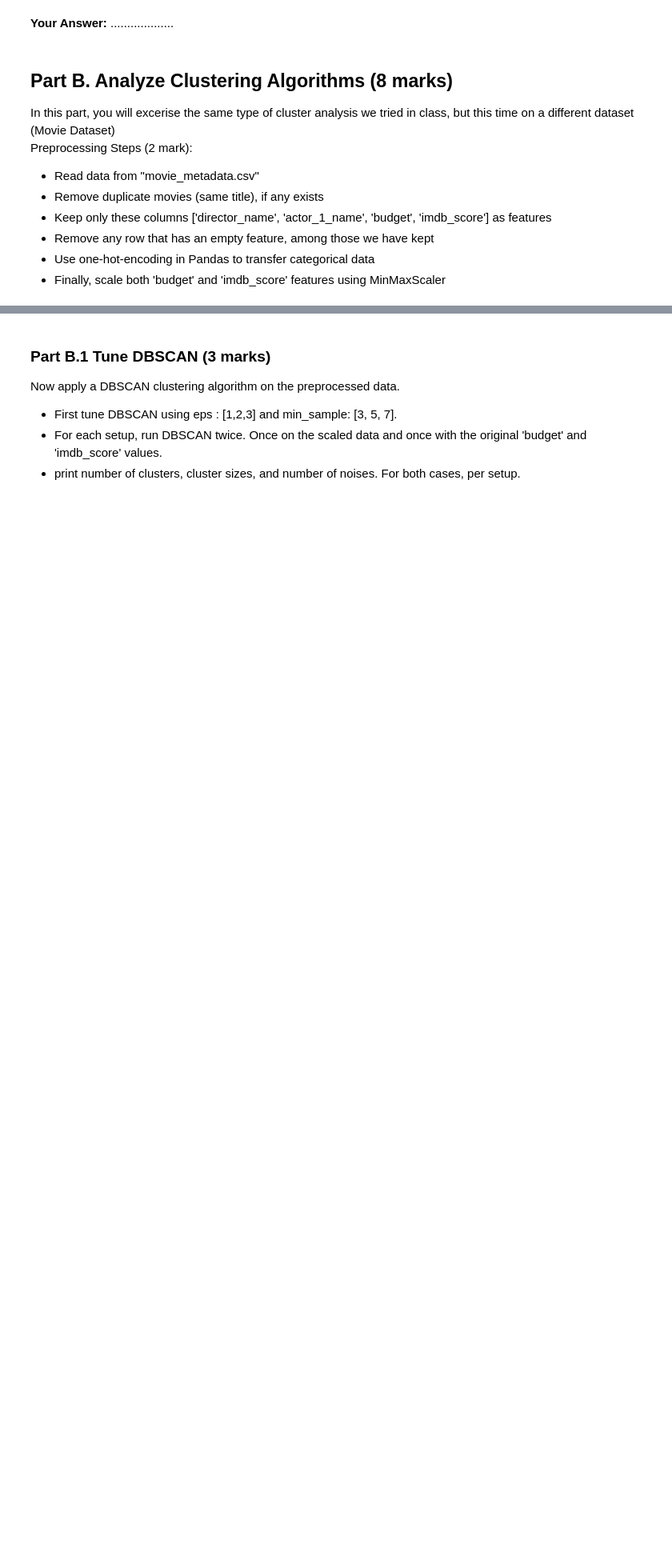
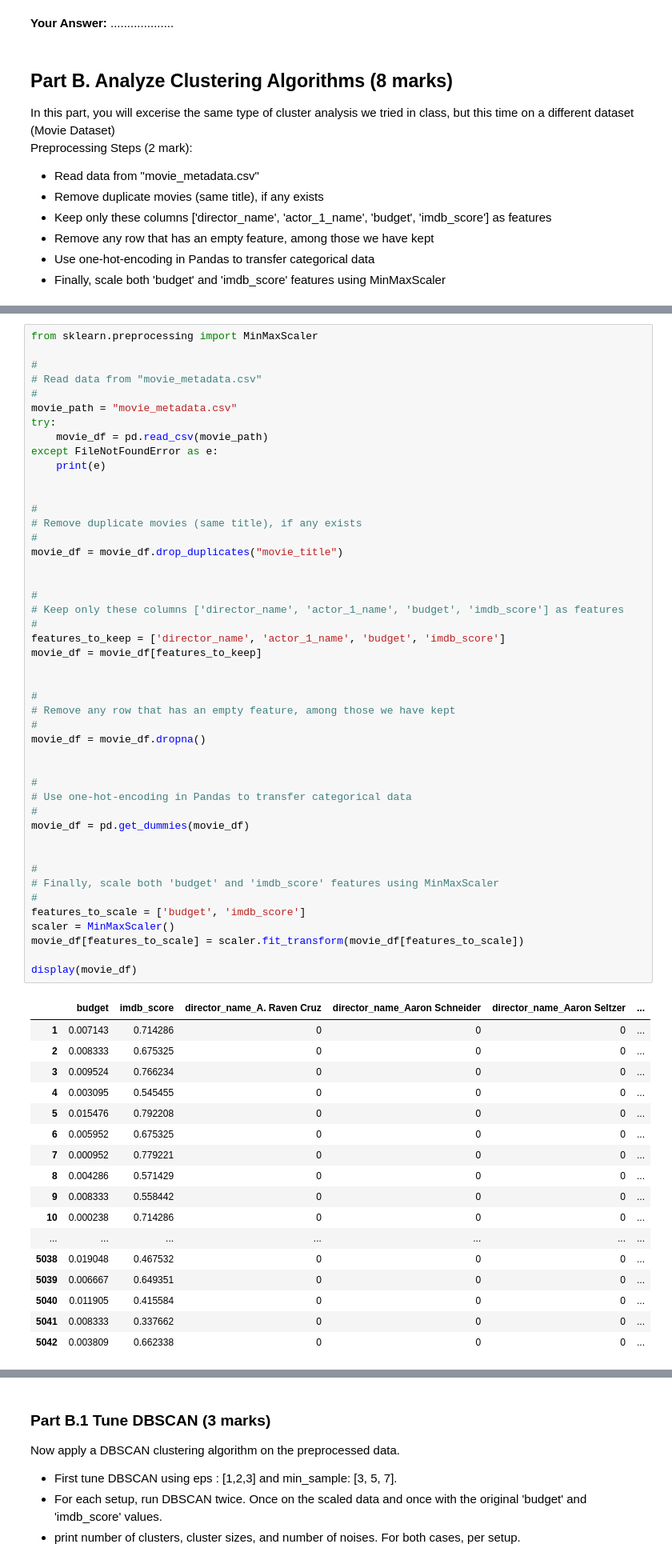
Before and after one commit to joelfad/ensf519, a Jupyter notebook: anaconda_jupyter/notebooks/assign4/Assignment4.ipynb, the cells around one changed output, grey strips where cells are left out. Shown at 80% size. Saved outputs shown, nothing was run; the diff lists cells and outputs as text; blank space fills up the shorter version.

Commit message:
part b preprocessing done

```diff
--- a/anaconda_jupyter/notebooks/assign4/Assignment4.ipynb
+++ b/anaconda_jupyter/notebooks/assign4/Assignment4.ipynb
@@ -144,0 +156,64 @@ Preprocessing Steps (2 mark):
+# %%
+from sklearn.preprocessing import MinMaxScaler
+
+#
+# Read data from "movie_metadata.csv"
+#
+movie_path = "movie_metadata.csv"
+try:
+    movie_df = pd.read_csv(movie_path)
+except FileNotFoundError as e:
+    print(e)
+
+
+#
+# Remove duplicate movies (same title), if any exists
+#
+movie_df = movie_df.drop_duplicates("movie_title")
+
+
+#
+# Keep only these columns ['director_name', 'actor_1_name', 'budget', 'imdb_score'] as features
+#
+features_to_keep = ['director_name', 'actor_1_name', 'budget', 'imdb_score']
+movie_df = movie_df[features_to_keep]
+
+
+#
+# Remove any row that has an empty feature, among those we have kept
+#
+movie_df = movie_df.dropna()
+
+
+#
+# Use one-hot-encoding in Pandas to transfer categorical data
+#
+movie_df = pd.get_dummies(movie_df)
+
+
+#
+# Finally, scale both 'budget' and 'imdb_score' features using MinMaxScaler
+#
+features_to_scale = ['budget', 'imdb_score']
+scaler = MinMaxScaler()
+movie_df[features_to_scale] = scaler.fit_transform(movie_df[features_to_scale])
+
+display(movie_df)
+# %% [output]
+|  | budget | imdb_score | director_name_A. Raven Cruz | director_name_Aaron Schneider | director_name_Aaron Seltzer | ... |
+| 1 | 0.007143 | 0.714286 | 0 | 0 | 0 | ... |
+| 2 | 0.008333 | 0.675325 | 0 | 0 | 0 | ... |
+| 3 | 0.009524 | 0.766234 | 0 | 0 | 0 | ... |
+| 4 | 0.003095 | 0.545455 | 0 | 0 | 0 | ... |
+| 5 | 0.015476 | 0.792208 | 0 | 0 | 0 | ... |
+| 6 | 0.005952 | 0.675325 | 0 | 0 | 0 | ... |
+| 7 | 0.000952 | 0.779221 | 0 | 0 | 0 | ... |
+| 8 | 0.004286 | 0.571429 | 0 | 0 | 0 | ... |
+| 9 | 0.008333 | 0.558442 | 0 | 0 | 0 | ... |
+| 10 | 0.000238 | 0.714286 | 0 | 0 | 0 | ... |
+| ... | ... | ... | ... | ... | ... | ... |
+| 5038 | 0.019048 | 0.467532 | 0 | 0 | 0 | ... |
+| 5039 | 0.006667 | 0.649351 | 0 | 0 | 0 | ... |
+| 5040 | 0.011905 | 0.415584 | 0 | 0 | 0 | ... |
+| 5041 | 0.008333 | 0.337662 | 0 | 0 | 0 | ... |
+| 5042 | 0.003809 | 0.662338 | 0 | 0 | 0 | ... |
```
Also changed, not shown: parts of 3 cells of this notebook.
